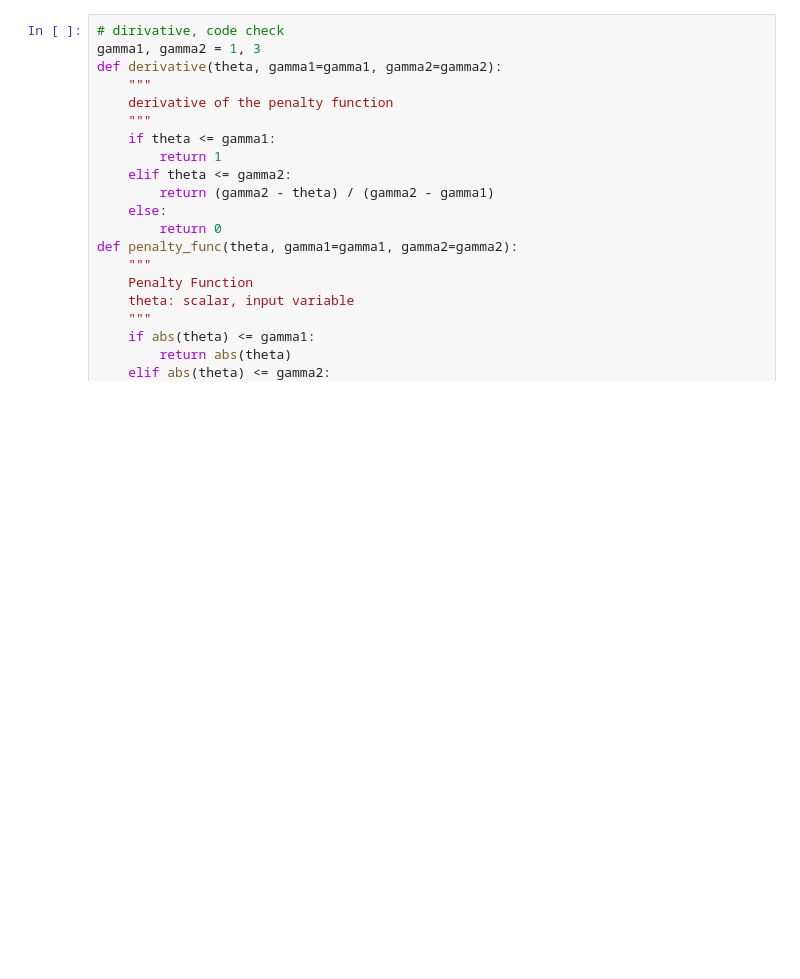
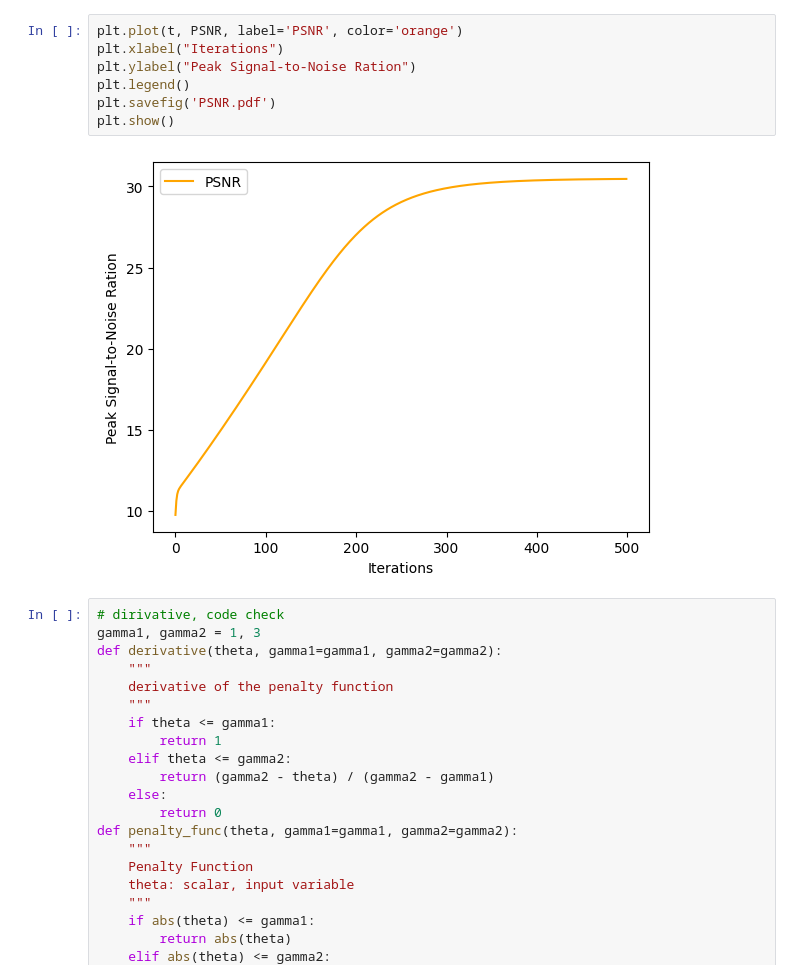
Before and after one commit to yqy2001/MLA-code, a Jupyter notebook: T2.ipynb, the cells around one changed output. Drawn from its saved outputs; the diff is of its cells as text; blank space fills up the shorter version.

```diff
--- a/T2.ipynb
+++ b/T2.ipynb
@@ -122,3 +114,12 @@ array([[1, 0],
+# %%
+plt.plot(t, PSNR, label='PSNR', color='orange')
+plt.xlabel("Iterations")
+plt.ylabel("Peak Signal-to-Noise Ration")
+plt.legend()
+plt.savefig('PSNR.pdf')
+plt.show()
+# %% [output]
+[figure, added]
 # %%
 # dirivative, code check
 gamma1, gamma2 = 1, 3
```
Also changed, not shown: parts of 6 cells of this notebook, 6 other files.
